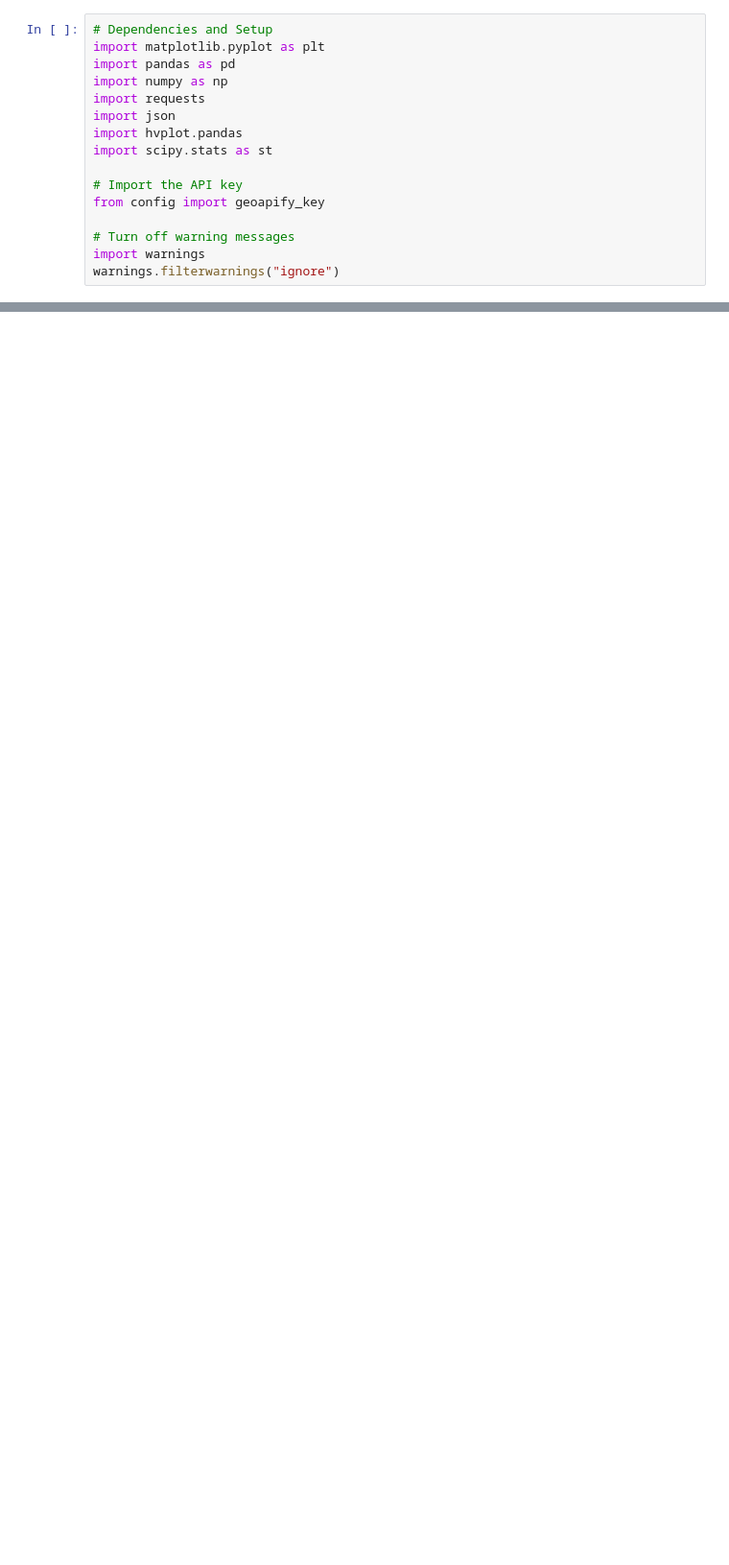
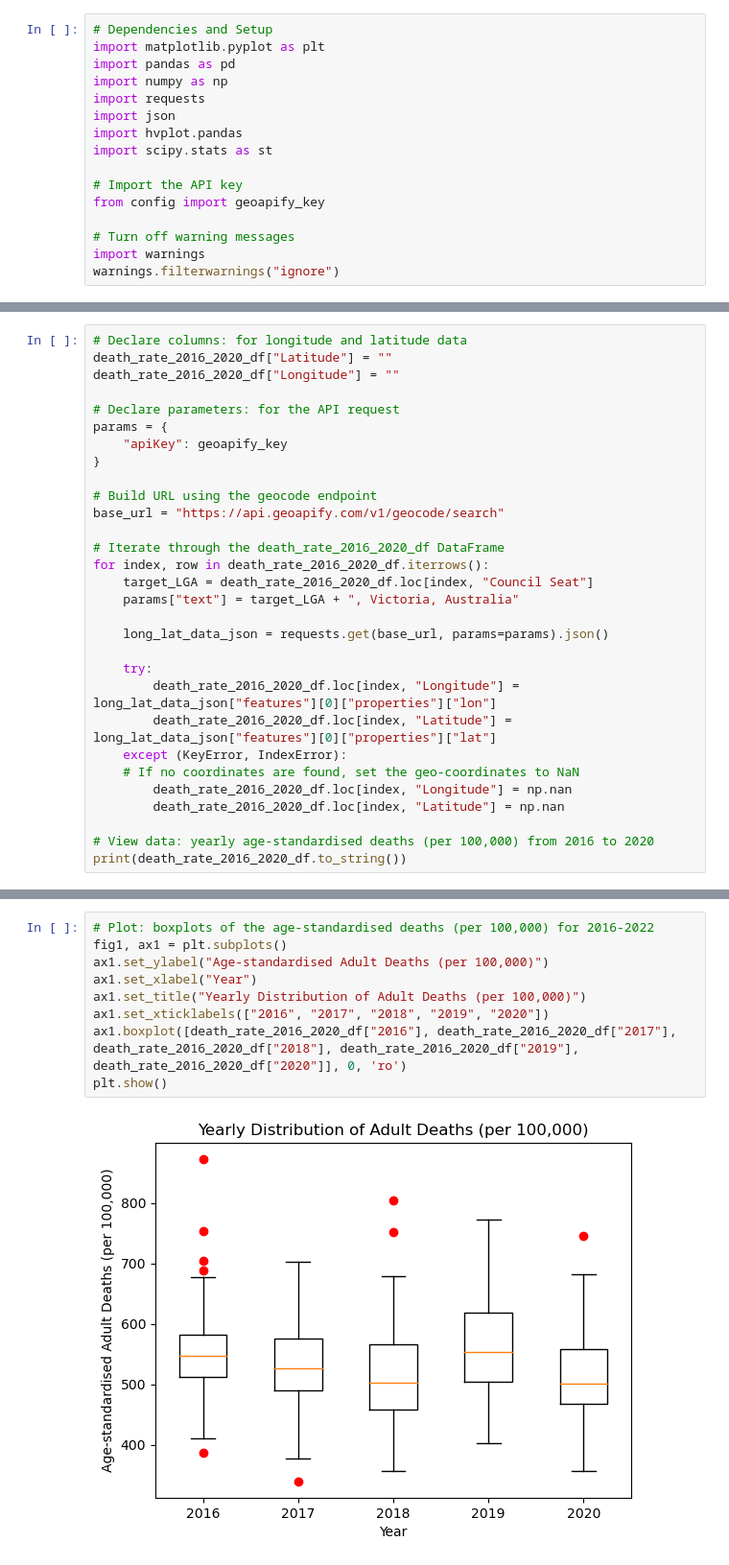
Before and after one commit to RicT1969/Project-1-Bootcamp---Data-Visualisation-and-Analysis, a Jupyter notebook: adult_mortality.ipynb, the cells around one changed output, grey strips where cells are left out. Shown: that part at 96% size. Drawn from its saved outputs; the diff is of its cells as text; blank space fills up the shorter version.

```diff
--- a/adult_mortality.ipynb
+++ b/adult_mortality.ipynb
@@ -236,0 +202,30 @@ NOTE: the null hypothesis is that the true difference between the group means is
+# %%
+# Declare columns: for longitude and latitude data
+death_rate_2016_2020_df["Latitude"] = ""
+death_rate_2016_2020_df["Longitude"] = ""
+
+# Declare parameters: for the API request
+params = {
+    "apiKey": geoapify_key
+}
+
+# Build URL using the geocode endpoint
+base_url = "https://api.geoapify.com/v1/geocode/search"
+
+# Iterate through the death_rate_2016_2020_df DataFrame
+for index, row in death_rate_2016_2020_df.iterrows():
+    target_LGA = death_rate_2016_2020_df.loc[index, "Council Seat"]
+    params["text"] = target_LGA + ", Victoria, Australia"
+
+    long_lat_data_json = requests.get(base_url, params=params).json()
+
+    try:
+        death_rate_2016_2020_df.loc[index, "Longitude"] = long_lat_data_json["features"][0]["properties"]["lon"]
+        death_rate_2016_2020_df.loc[index, "Latitude"] = long_lat_data_json["features"][0]["properties"]["lat"]
+    except (KeyError, IndexError):
+    # If no coordinates are found, set the geo-coordinates to NaN
+        death_rate_2016_2020_df.loc[index, "Longitude"] = np.nan
+        death_rate_2016_2020_df.loc[index, "Latitude"] = np.nan
+
+# View data: yearly age-standardised deaths (per 100,000) from 2016 to 2020
+print(death_rate_2016_2020_df.to_string())
@@ -236,0 +312,11 @@ NOTE: the null hypothesis is that the true difference between the group means is
+# %%
+# Plot: boxplots of the age-standardised deaths (per 100,000) for 2016-2022
+fig1, ax1 = plt.subplots()
+ax1.set_ylabel("Age-standardised Adult Deaths (per 100,000)")
+ax1.set_xlabel("Year")
+ax1.set_title("Yearly Distribution of Adult Deaths (per 100,000)")
+ax1.set_xticklabels(["2016", "2017", "2018", "2019", "2020"])
+ax1.boxplot([death_rate_2016_2020_df["2016"], death_rate_2016_2020_df["2017"], death_rate_2016_2020_df["2018"], death_rate_2016_2020_df["2019"], death_rate_2016_2020_df["2020"]], 0, 'ro')
+plt.show()
+# %% [output]
+[figure, added]
```
Also changed, not shown: parts of 45 cells of this notebook.
